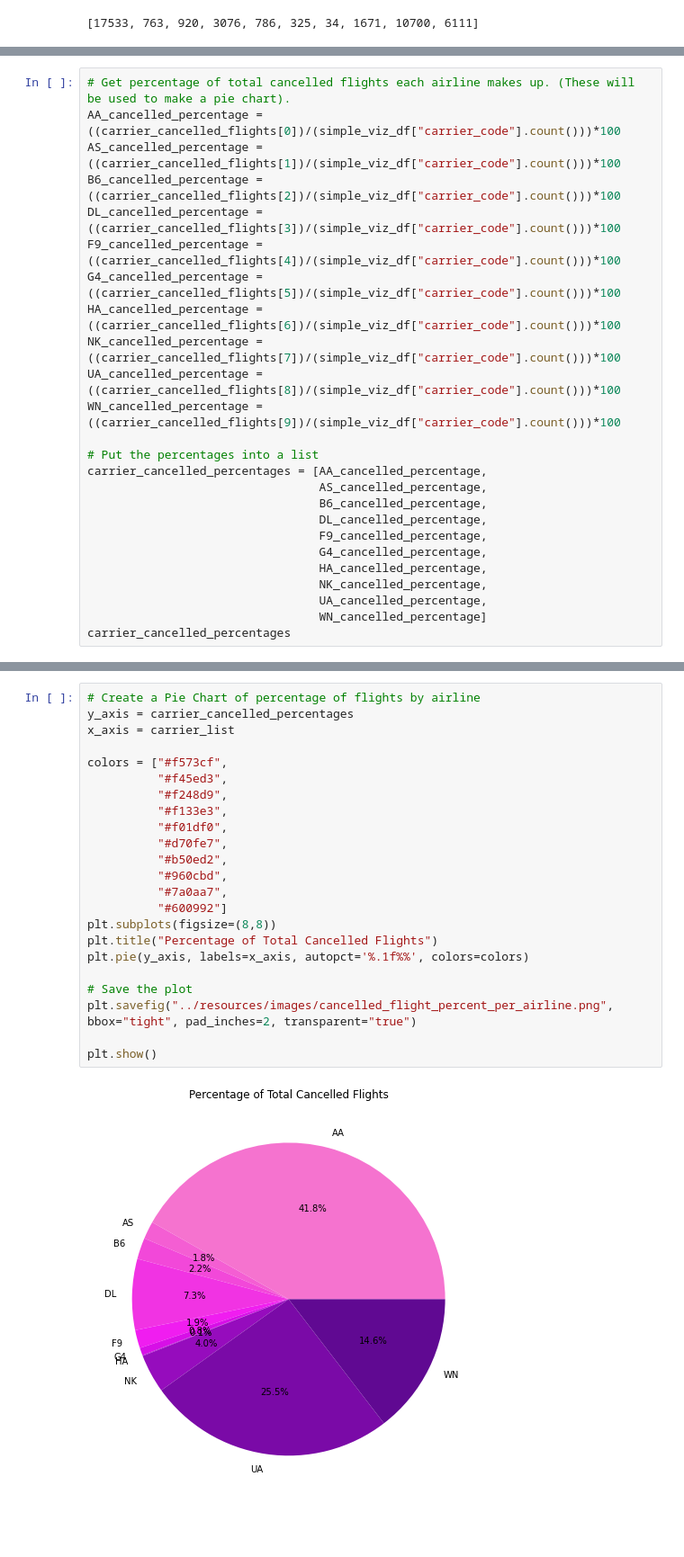
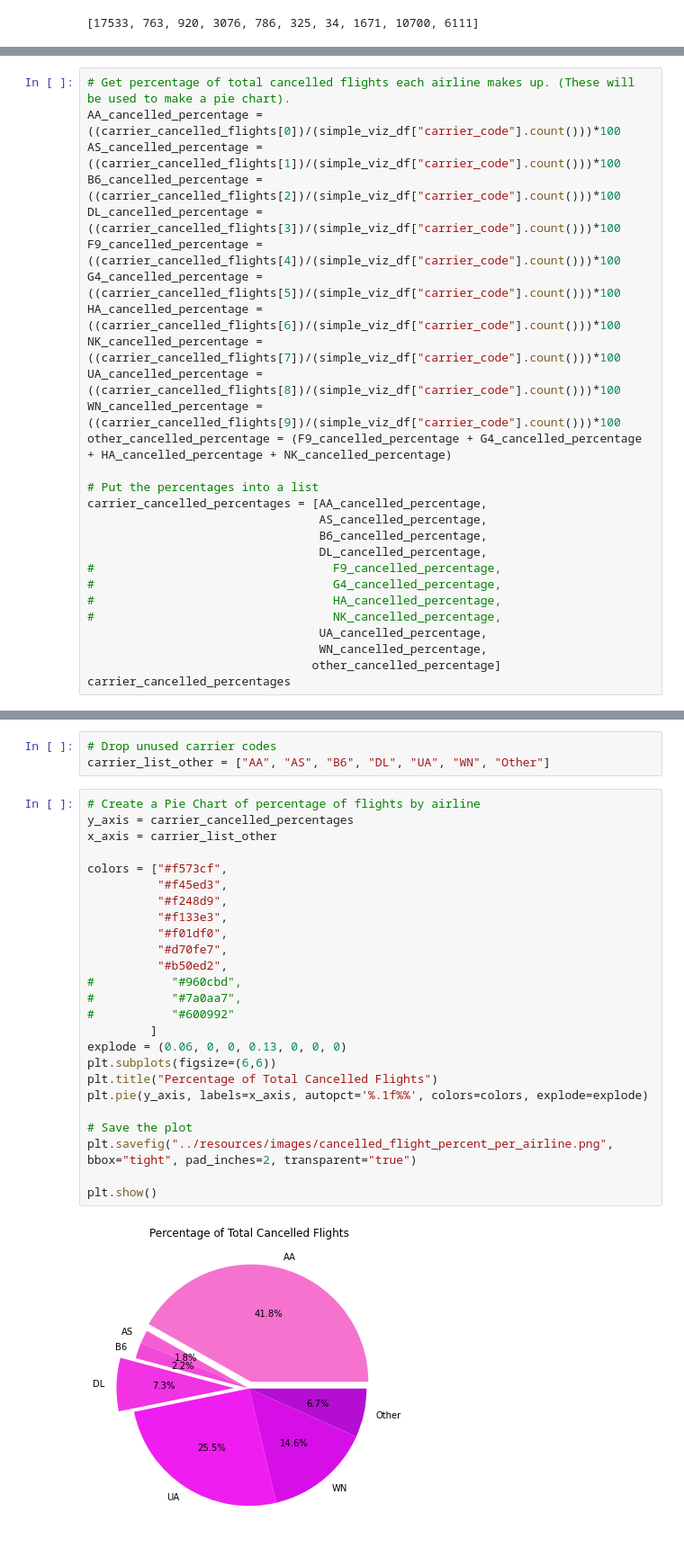
Before and after one commit to Bdataplanet/To_fly_or_not_to_fly, a Jupyter notebook: Visualizations/dataviz_seg2.ipynb, the cells around one changed output, grey strips where cells are left out. Shown: that part at 90% size. Saved outputs shown, nothing was run; the diff lists cells and outputs as text; blank space fills up the shorter version.

```diff
--- a/Visualizations/dataviz_seg2.ipynb
+++ b/Visualizations/dataviz_seg2.ipynb
@@ -535,18 +548,20 @@ HA_cancelled_percentage = ((carrier_cancelled_flights[6])/(simple_viz_df["carrie
 NK_cancelled_percentage = ((carrier_cancelled_flights[7])/(simple_viz_df["carrier_code"].count()))*100
 UA_cancelled_percentage = ((carrier_cancelled_flights[8])/(simple_viz_df["carrier_code"].count()))*100
 WN_cancelled_percentage = ((carrier_cancelled_flights[9])/(simple_viz_df["carrier_code"].count()))*100
+other_cancelled_percentage = (F9_cancelled_percentage + G4_cancelled_percentage + HA_cancelled_percentage + NK_cancelled_percentage)
 
 # Put the percentages into a list
 carrier_cancelled_percentages = [AA_cancelled_percentage,
                                  AS_cancelled_percentage,
                                  B6_cancelled_percentage,
                                  DL_cancelled_percentage,
-                                 F9_cancelled_percentage,
-                                 G4_cancelled_percentage,
-                                 HA_cancelled_percentage,
-                                 NK_cancelled_percentage,
+#                                  F9_cancelled_percentage,
+#                                  G4_cancelled_percentage,
+#                                  HA_cancelled_percentage,
+#                                  NK_cancelled_percentage,
                                  UA_cancelled_percentage,
-                                 WN_cancelled_percentage]
+                                 WN_cancelled_percentage,
+                                other_cancelled_percentage]
 carrier_cancelled_percentages
 # %% [output]
 [0.3206433569144793,
@@ -562,25 +574,30 @@ carrier_cancelled_percentages
+# %%
+# Drop unused carrier codes
+carrier_list_other = ["AA", "AS", "B6", "DL", "UA", "WN", "Other"]
 # %%
 # Create a Pie Chart of percentage of flights by airline
 y_axis = carrier_cancelled_percentages
-x_axis = carrier_list
+x_axis = carrier_list_other
 
 colors = ["#f573cf",
           "#f45ed3",
           "#f248d9",
           "#f133e3",
           "#f01df0",
           "#d70fe7",
           "#b50ed2",
-          "#960cbd",
-          "#7a0aa7",
-          "#600992"]
-plt.subplots(figsize=(8,8))
+#           "#960cbd",
+#           "#7a0aa7",
+#           "#600992"
+         ]
+explode = (0.06, 0, 0, 0.13, 0, 0, 0)
+plt.subplots(figsize=(6,6))
 plt.title("Percentage of Total Cancelled Flights")
-plt.pie(y_axis, labels=x_axis, autopct='%.1f%%', colors=colors)
+plt.pie(y_axis, labels=x_axis, autopct='%.1f%%', colors=colors, explode=explode)
 
 # Save the plot
 plt.savefig("../resources/images/cancelled_flight_percent_per_airline.png", bbox="tight", pad_inches=2, transparent="true")
 
 plt.show()
 # %% [output]
-[figure, old version]
+[figure, new version]
```
Also changed, not shown: parts of 13 cells of this notebook, 4 other files.
